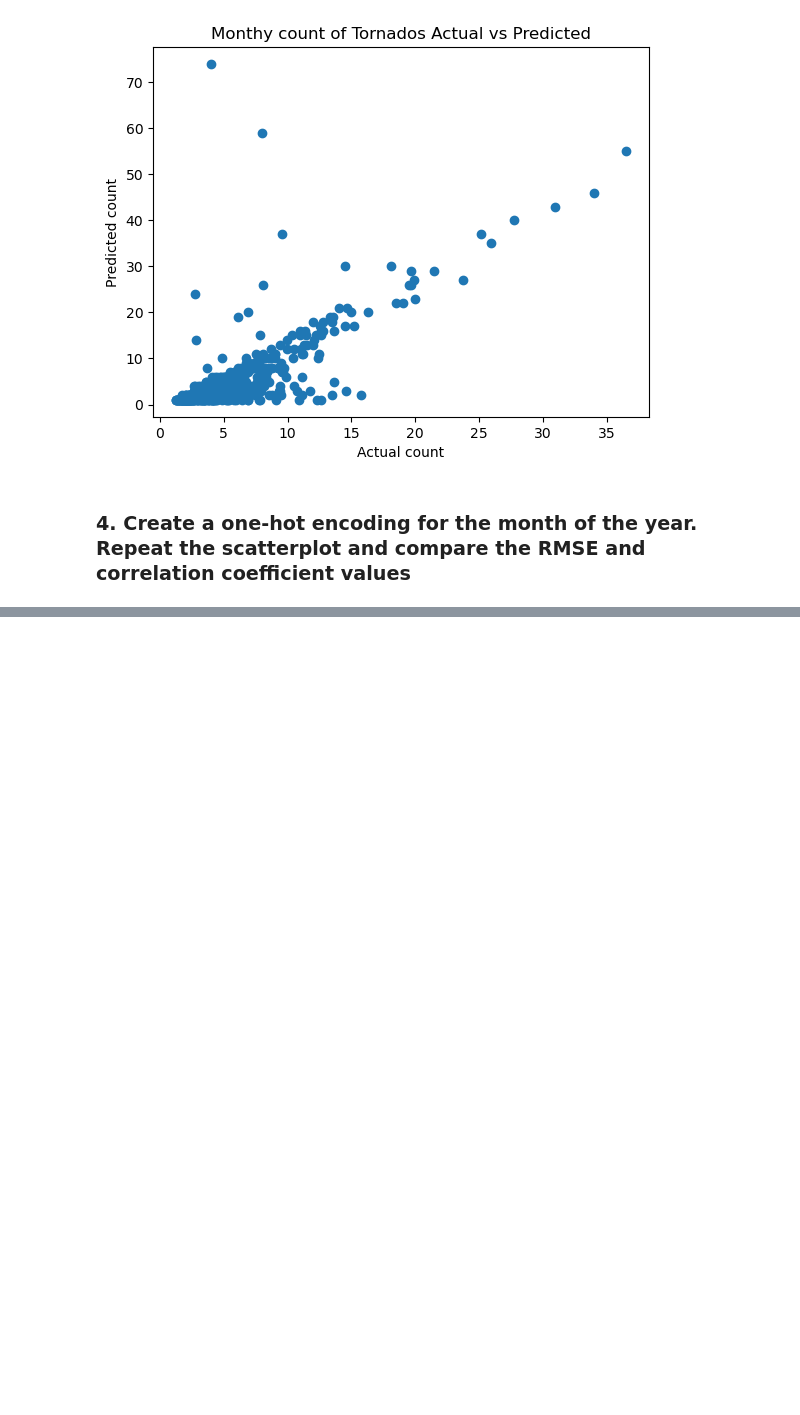
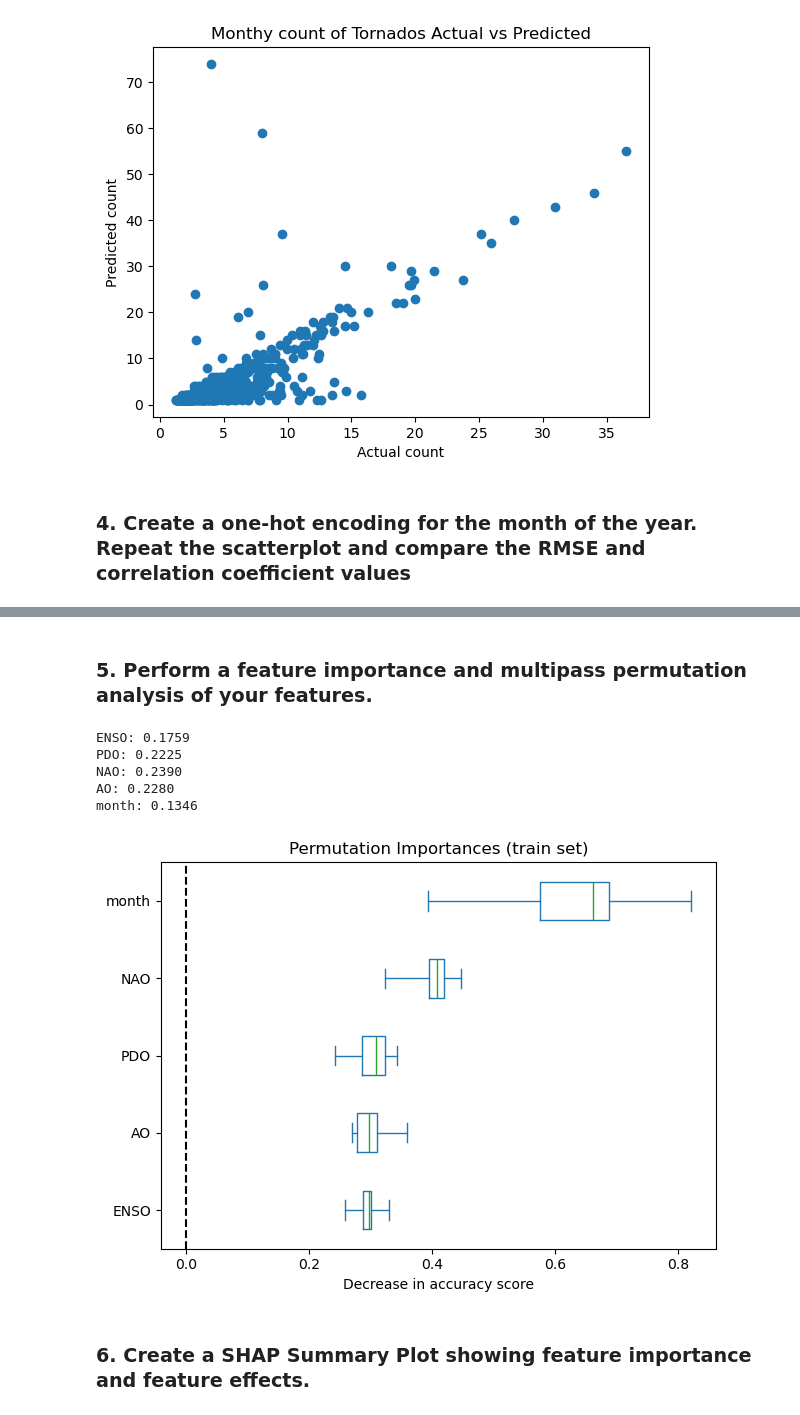
Before and after one commit to swnesbitt/ATMS-523-Module-6, a Jupyter notebook: trierweiler_hw.ipynb, the cells around one changed output, grey strips where cells are left out. Saved outputs shown, nothing was run; the diff lists cells and outputs as text; code cells hidden in the pictures; blank space fills up the shorter version.

```diff
--- a/trierweiler_hw.ipynb
+++ b/trierweiler_hw.ipynb
@@ -15,0 +11,7 @@ df.head()
+# %%
+df = pd.read_csv('https://www.spc.noaa.gov/wcm/data/1950-2021_actual_tornadoes.csv')
+# making data column date type
+df['date'] = pd.to_datetime(df['date'])
+df['month'] = df.date.dt.month
+df['year'] = df.date.dt.year
+df.head()
@@ -130,0 +189,33 @@ Text(0, 0.5, 'Predicted count')
+# %% [markdown]
+### 5. Perform a feature importance and multipass permutation analysis of your features.
+# %%
+fea_imports = model_rf.feature_importances_
+for i, imports in enumerate(fea_imports):
+    col = X_train.columns[i]
+    print(f"{col}: {imports:.4f}")
+# %% [output]
+ENSO: 0.1759
+PDO: 0.2225
+NAO: 0.2390
+AO: 0.2280
+month: 0.1346
+# %%
+result = permutation_importance(
+    model_rf, X_train, y_train, n_repeats=10, random_state=42, n_jobs=2
+)
+
+sorted_importances_idx = result.importances_mean.argsort()
+importances = pd.DataFrame(
+    result.importances[sorted_importances_idx].T,
+    columns=X_test.columns[sorted_importances_idx],
+)
+# %%
+ax = importances.plot.box(vert=False, whis=10)
+ax.set_title("Permutation Importances (train set)")
+ax.axvline(x=0, color="k", linestyle="--")
+ax.set_xlabel("Decrease in accuracy score")
+ax.figure.tight_layout()
+# %% [output]
+[figure, added]
+# %% [markdown]
+### 6. Create a SHAP Summary Plot showing feature importance and feature effects.
```
Also changed, not shown: parts of 25 cells of this notebook.
